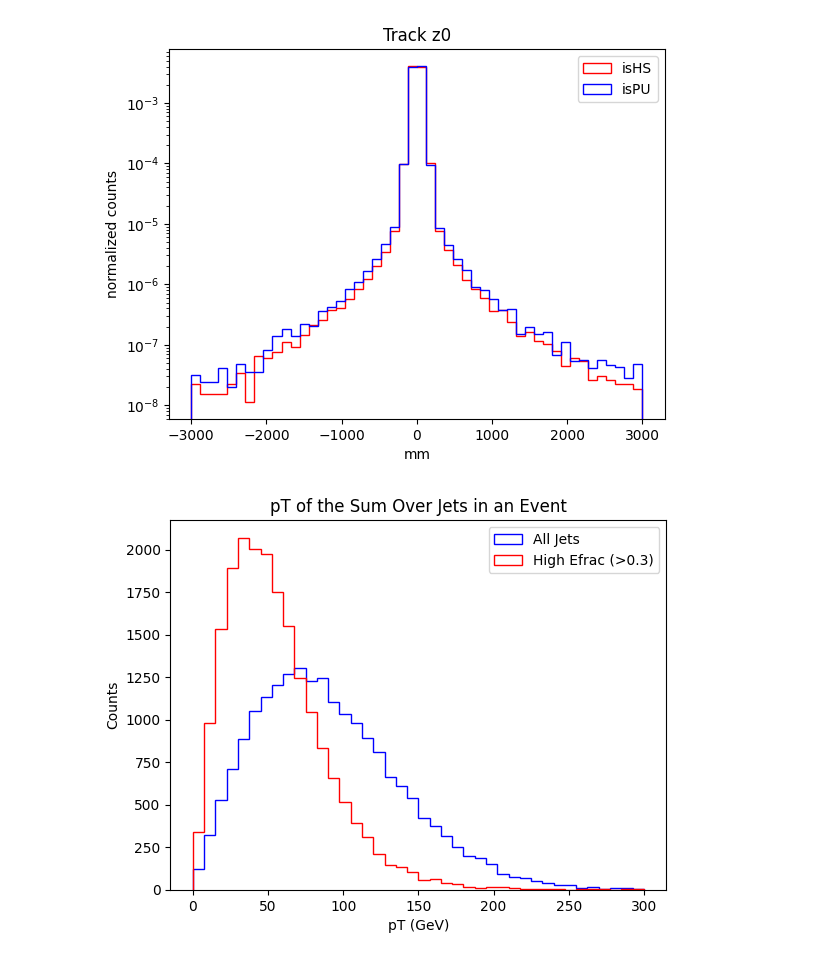
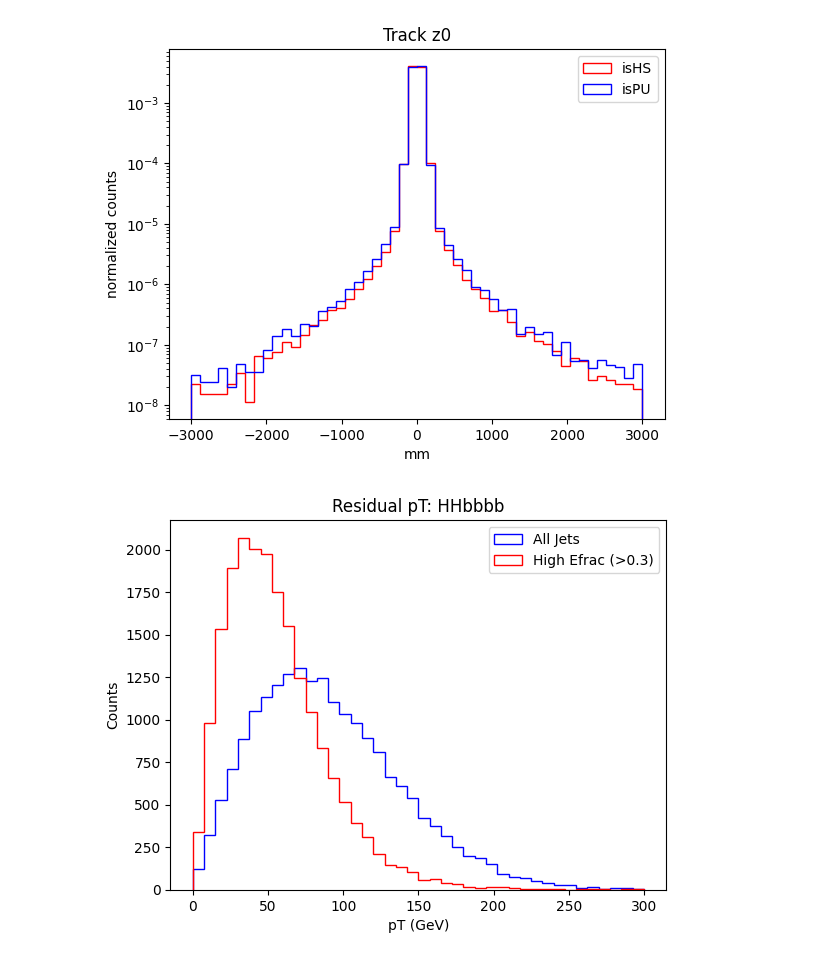
Before and after one commit to LukeV37/Dataset_Production, a Jupyter notebook: preprocessing/Indexing_Tutorial.ipynb, the cells around one changed output. Saved outputs shown, nothing was run; the diff lists cells and outputs as text; code cells hidden in the pictures.

Commit message:
change plot title

```diff
--- a/preprocessing/Indexing_Tutorial.ipynb
+++ b/preprocessing/Indexing_Tutorial.ipynb
@@ -210,21 +210,21 @@ jet_m=jet_tensor[:,:,3]
 # %%
 jet_Array = ak.zip({"pt": jet_pt, "eta": jet_eta, "phi": jet_phi})
 jet_vectors = vector.Array(jet_Array)
 sum_jet_vectors = ak.sum(jet_vectors, axis=1)
 MET=sum_jet_vectors.pt
 plt.hist(MET,bins=40,range=(0,300),histtype='step',label='All Jets',color='b')
 
 jet_Array = ak.zip({"pt": jet_pt[high_Efrac], "eta": jet_eta[high_Efrac], "phi": jet_phi[high_Efrac]})
 jet_vectors = vector.Array(jet_Array)
 sum_jet_vectors = ak.sum(jet_vectors, axis=1)
 MET=sum_jet_vectors.pt
 plt.hist(MET,bins=40,range=(0,300),histtype='step',label='High Efrac (>0.3)',color='r')
 
-plt.title("pT of the Sum Over Jets in an Event")
+plt.title("Residual pT: HHbbbb")
 plt.ylabel("Counts")
 plt.xlabel("pT (GeV)")
 plt.legend()
 #plt.yscale('log')
 plt.show()
 # %% [output]
-[figure, old version]
+[figure, new version]
```
